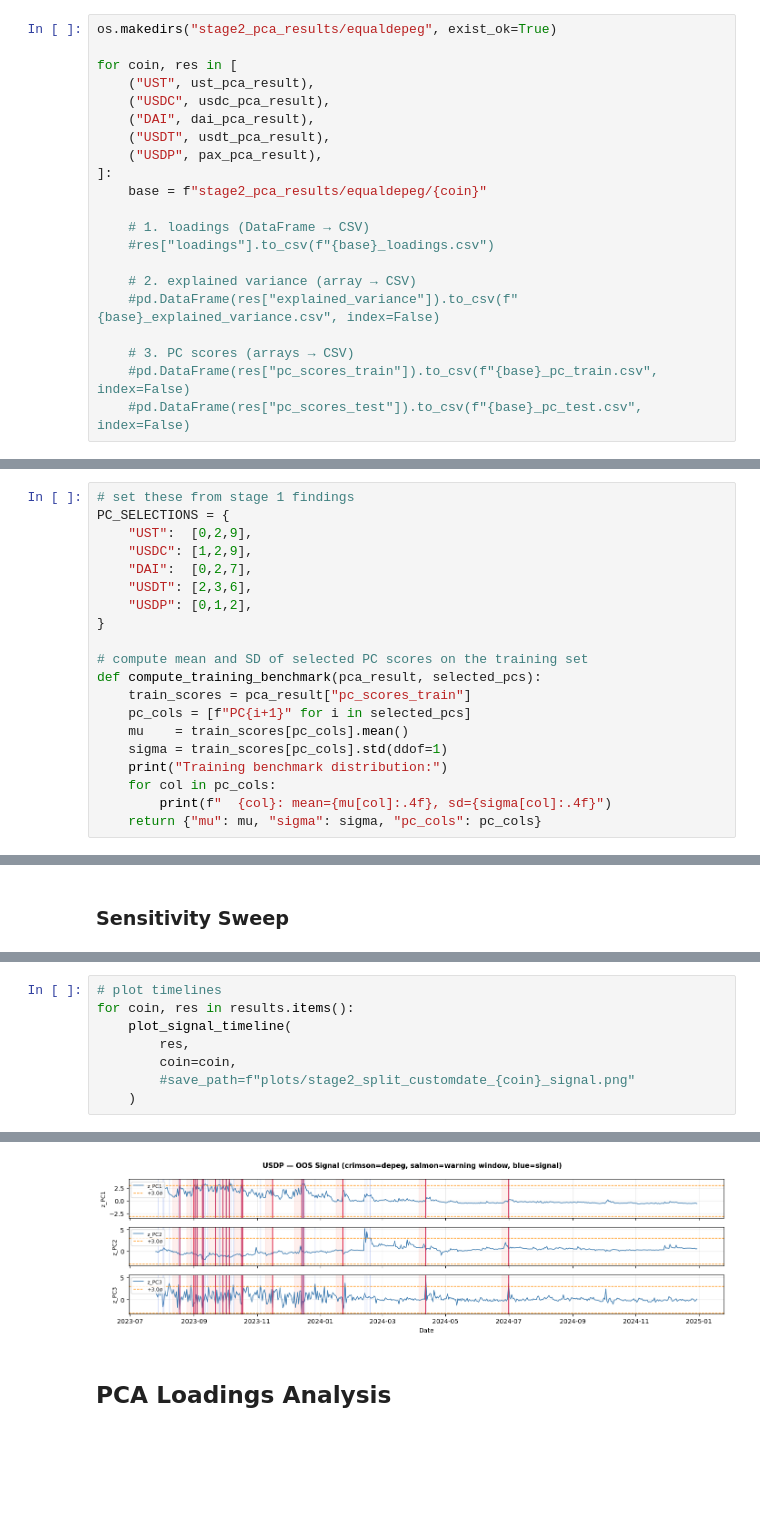
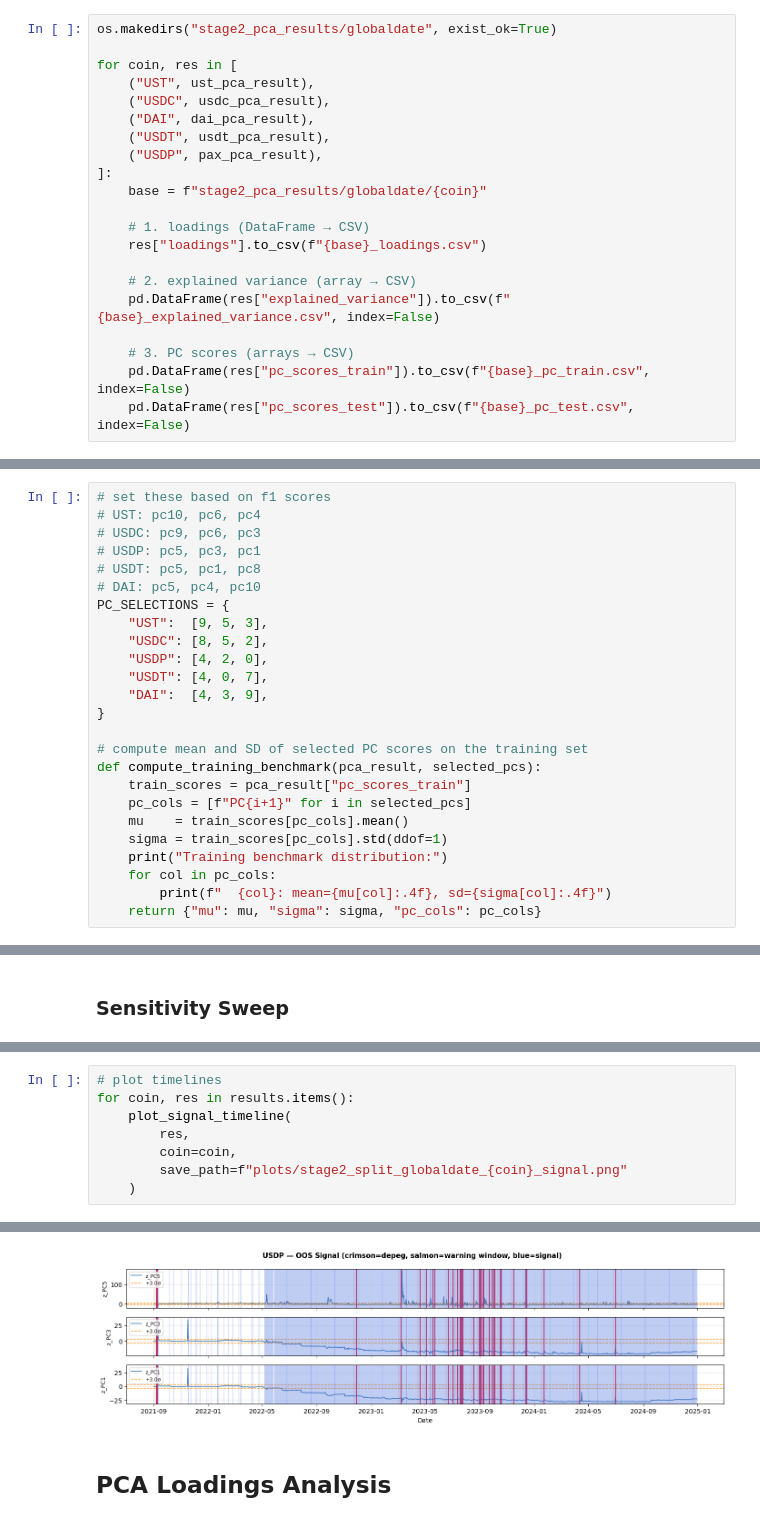
Before and after one commit to loowenwen/dse4101-project, a Jupyter notebook: oos_pca_revised.ipynb, the cells around one changed output, grey strips where cells are left out. Drawn from its saved outputs; the diff is of its cells as text; blank space fills up the shorter version.

Commit message:
update global split results

```diff
--- a/oos_pca_revised.ipynb
+++ b/oos_pca_revised.ipynb
@@ -407,7 +407,7 @@ usdt_pca_result = fit_fixed_pca(usdt_train_pca, usdt_test_pca, n_components=10)
 # USDP (PAX)
 pax_pca_result = fit_fixed_pca(pax_train_pca, pax_test_pca, n_components=10)
 # %%
-os.makedirs("stage2_pca_results/equaldepeg", exist_ok=True)
+os.makedirs("stage2_pca_results/globaldate", exist_ok=True)
 
 for coin, res in [
     ("UST", ust_pca_result),
@@ -416,27 +416,32 @@ for coin, res in [
     ("USDT", usdt_pca_result),
     ("USDP", pax_pca_result),
 ]:
-    base = f"stage2_pca_results/equaldepeg/{coin}"
+    base = f"stage2_pca_results/globaldate/{coin}"
 
     # 1. loadings (DataFrame → CSV)
-    #res["loadings"].to_csv(f"{base}_loadings.csv")
+    res["loadings"].to_csv(f"{base}_loadings.csv")
 
     # 2. explained variance (array → CSV)
-    #pd.DataFrame(res["explained_variance"]).to_csv(f"{base}_explained_variance.csv", index=False)
+    pd.DataFrame(res["explained_variance"]).to_csv(f"{base}_explained_variance.csv", index=False)
 
     # 3. PC scores (arrays → CSV)
-    #pd.DataFrame(res["pc_scores_train"]).to_csv(f"{base}_pc_train.csv", index=False)
-    #pd.DataFrame(res["pc_scores_test"]).to_csv(f"{base}_pc_test.csv", index=False)
+    pd.DataFrame(res["pc_scores_train"]).to_csv(f"{base}_pc_train.csv", index=False)
+    pd.DataFrame(res["pc_scores_test"]).to_csv(f"{base}_pc_test.csv", index=False)
 # %% [markdown]
 ### PC Selection
 # %%
-# set these from stage 1 findings
+# set these based on f1 scores
+# UST: pc10, pc6, pc4
+# USDC: pc9, pc6, pc3
+# USDP: pc5, pc3, pc1
+# USDT: pc5, pc1, pc8
+# DAI: pc5, pc4, pc10
 PC_SELECTIONS = {
-    "UST":  [0,2,9],
-    "USDC": [1,2,9],
-    "DAI":  [0,2,7],
-    "USDT": [2,3,6],
-    "USDP": [0,1,2],
+    "UST":  [9, 5, 3],
+    "USDC": [8, 5, 2],
+    "USDP": [4, 2, 0],
+    "USDT": [4, 0, 7],
+    "DAI":  [4, 3, 9],
 }
 
 # compute mean and SD of selected PC scores on the training set
@@ -766,6 +795,6 @@ for coin, res in results.items():
     plot_signal_timeline(
         res,
         coin=coin,
-        #save_path=f"plots/stage2_split_customdate_{coin}_signal.png"
+        save_path=f"plots/stage2_split_globaldate_{coin}_signal.png"
     )
 # %% [output]
@@ -776,4 +805,4 @@ for coin, res in results.items():
-[figure, old version]
+[figure, new version]
 # %% [markdown]
 ## PCA Loadings Analysis
 # %%
```
Also changed, not shown: parts of 13 cells of this notebook, 30 other files.
